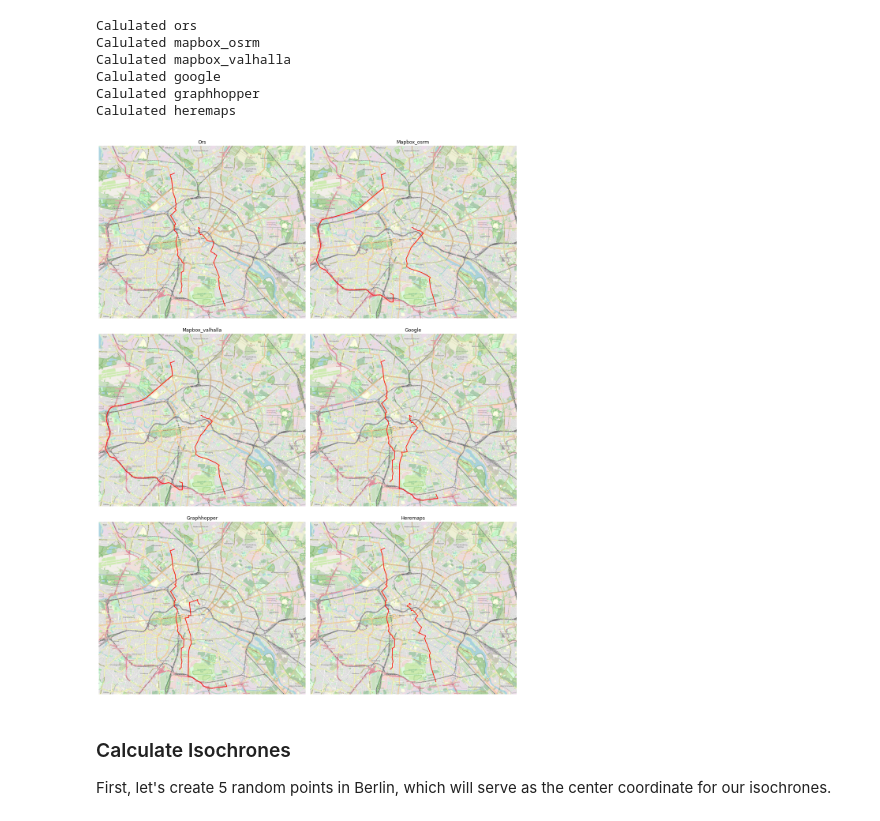
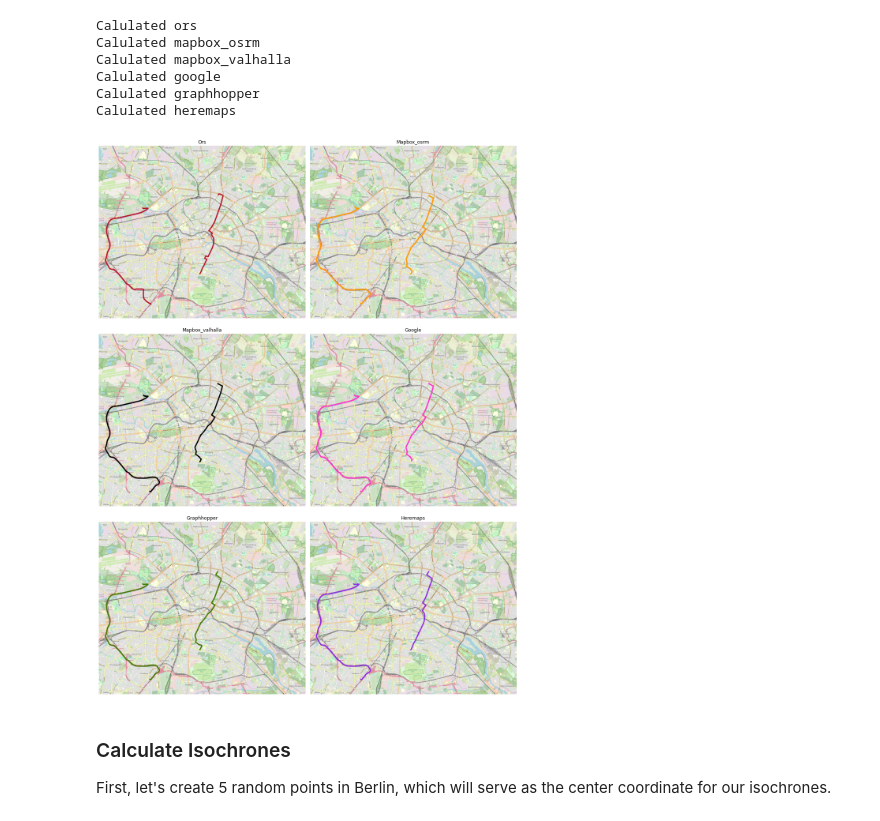
Before and after one commit to gis-ops/routingpy, a Jupyter notebook: examples/compare_providers.ipynb, the cells around one changed output. Cells and saved outputs as stored; diff of their text form; code cells hidden in the pictures.

```diff
--- a/examples/compare_providers.ipynb
+++ b/examples/compare_providers.ipynb
@@ -72,10 +72,10 @@ routers = {
     },
     'mapbox_osrm': {
         'api_key': 'pk.eyJ1IjoiY2hyc3RuYndua2wiLCJhIjoiY2tocWc2M3l5MDliczJ0bXNsMm1scWV1YyJ9.HOD5nxDchkHU7T4mPpnXcg',
-        'profile': '@mapbox/driving',
+        'profile': 'driving',
         'color': '#ff9900',
-        'isochrones_profile': 'driving',
-        'isochrones': False
+        'isochrones_profile': 'mapbox/driving',
+        'isochrones': True
     },
     'mapbox_valhalla': {
        'api_key': 'pk.eyJ1IjoiY2hyc3RuYndua2wiLCJhIjoiY2tocWc2M3l5MDliczJ0bXNsMm1scWV1YyJ9.HOD5nxDchkHU7T4mPpnXcg',
@@ -161,16 +161,16 @@ Calulated heremaps
 # %%
 fig, axs = plt.subplots(3,2, figsize=(15,20))
 img, ext = cx.bounds2img(*bbox, ll=True, source=BASEMAP_SOURCE)
 for idx, router in enumerate(routers):
     ax = axs.flatten()[idx]
     _ = ax.imshow(img, extent=ext)
-    routes_df.query(f"router == '{router}'").plot(ax=ax, color="red")
+    routes_df.query(f"router == '{router}'").plot(ax=ax, linewidth=3, color=routers[router]["color"])
     _ = ax.axis("off")
     ax.set_title(f"{router.capitalize()}")
 
 fig.tight_layout()
 # %% [output]
-[figure, old version]
+[figure, new version]
 # %% [markdown]
 ### Calculate Isochrones
 
```
Also changed, not shown: parts of 9 cells of this notebook, 3 other files.
